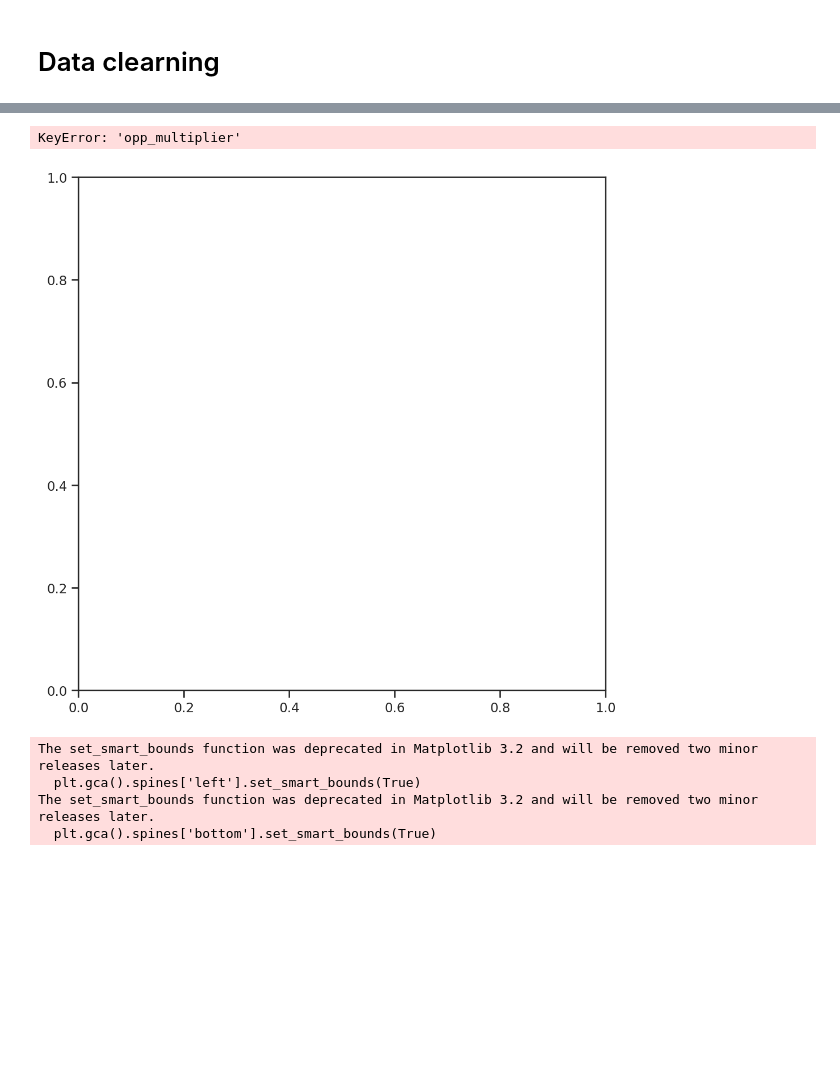
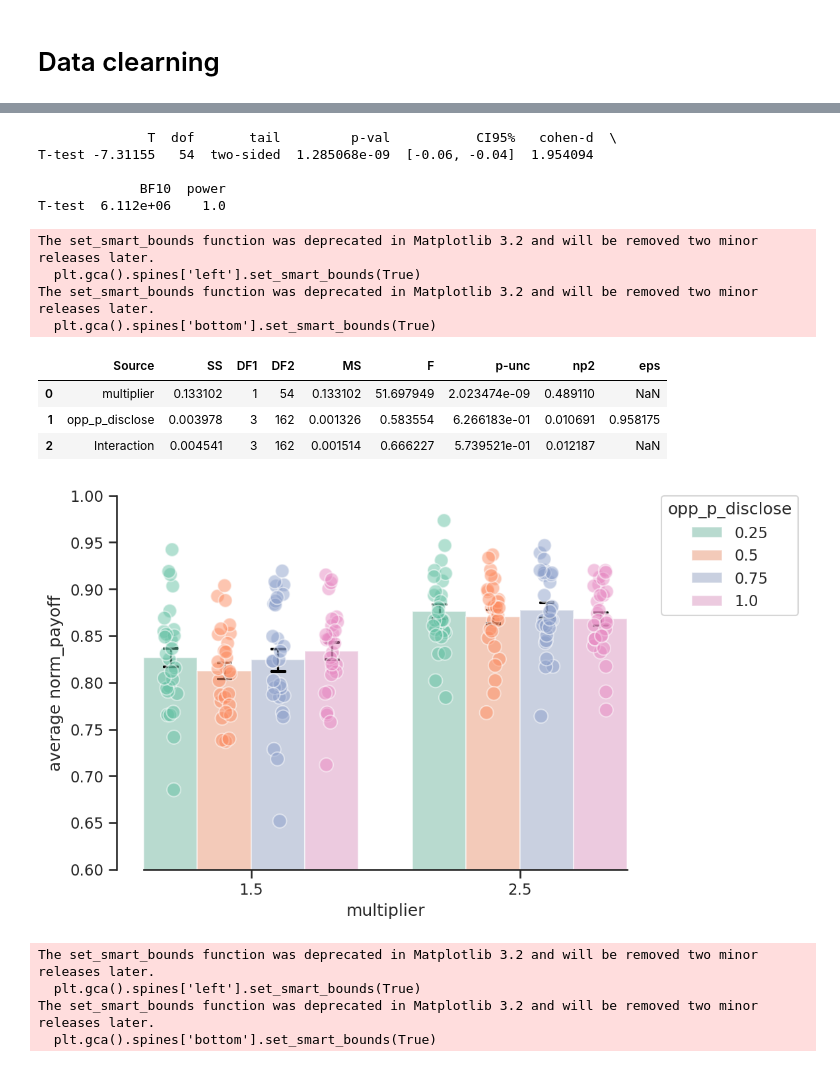
Before and after one commit to bsgarcia/CovidGoodGameAnalysis, a Jupyter notebook: analysis_single.ipynb, the cells around one changed output, grey strips where cells are left out. Saved outputs shown, nothing was run; the diff lists cells and outputs as text; code cells hidden in the pictures; blank space fills up the shorter version.

```diff
--- a/analysis_single.ipynb
+++ b/analysis_single.ipynb
@@ -112,6 +130,8 @@ for i, d in enumerate(dfs):
     dfs[i] = remove_bots(dfs[i].copy())
     dfs[i], count = remove_incomplete_sub(
         df=dfs[i].copy(), n=63 if i == 3 else 60)
+    dfs[i] = add_max_payoff(df=dfs[i].copy(), cost=2 if i == 2 else None, with_group=not i==3)
+    dfs[i] = add_norm_payoff(df=dfs[i].copy(), with_opp=i==3)
     print(f'Exp {i}', f'N={count}', f'filename={exp[i]}')
 
     # df['prolific_id']
@@ -174,47 +251,77 @@ Notes:
 # %%
-selected_exp = 0
+selected_exp = 3
 df = dfs[selected_exp]
 
-vd = 'contribution'
+vi = 'opp_p_disclose'
+vd = 'norm_payoff'
 
-fig, ax = plt.subplots(figsize=(8, 8))
+fig, ax = plt.subplots(figsize=(7, 5))
 
 df2 = df.groupby(['prolific_id', 'multiplier',
-                    'opp_multiplier'], as_index=False)[vd].mean()
+                    vi], as_index=False)[vd].mean()
 
-sns.set_palette("crest")
+sns.set_palette("Set2")
+
 sns.barplot(
     x='multiplier',
     y=vd,
-    hue='opp_multiplier', data=df2, ci=68,
+    hue=vi, data=df2, ci=68,
     edgecolor="white",
     errcolor="black",
     errwidth=1.5,
     capsize=0.05,
-    alpha=0.5, ax=ax)
+    alpha=0.5, ax=ax, zorder=1)
 
+# sns.pointplot()
 sns.stripplot(
     x='multiplier',
-     y=vd, hue='opp_multiplier', data=df2, dodge=True,
-              jitter=True, ax=ax, alpha=0.5, size=10, edgecolor='white', linewidth=1)
+     y=vd, hue=vi, data=df2, dodge=True,
+              jitter=True, ax=ax, alpha=0.5, size=10, edgecolor='white', linewidth=1, zorder=5)
+
+sns.barplot(
+   x='multiplier',
+   y=vd,
+   hue=vi, data=df2, ci=68,
+   edgecolor="white",
+   errcolor="black",
+   errwidth=1.5,
+   capsize=0.05,
+   alpha=0., zorder=10)
+#
+
 
 handles, labels = ax.get_legend_handles_labels()
-ax.legend(handles[2:], labels[2:], title='opp_multiplier',
+ax.legend(handles[4:], labels[8:], title=vi,
           bbox_to_anchor=(1, 1.02), loc='upper left')
 sns.despine(right=True, top=True)
 
 plt.ylabel(f'average {vd}')
 
 plt.gca().spines['left'].set_smart_bounds(True)
 plt.gca().spines['bottom'].set_smart_bounds(True)
 
 df3 = df.groupby(['prolific_id', 'multiplier'], as_index=False)[vd].mean()
 
-pg.ttest(x=df3[df3['multiplier'] == 1.5][vd],
+r = pg.ttest(x=df3[df3['multiplier'] == 1.5][vd],
          y=df3[df3['multiplier'] == 2.5][vd])
+plt.ylim(.6, 1)
+print(r)
+pg.mixed_anova(data=df2, dv=vd, between="multiplier", within=vi, subject='prolific_id')
 # %% [output]
-KeyError: 'opp_multiplier'
+              T  dof       tail         p-val           CI95%   cohen-d  \
+T-test -7.31155   54  two-sided  1.285068e-09  [-0.06, -0.04]  1.954094
+
+             BF10  power
+T-test  6.112e+06    1.0
+The set_smart_bounds function was deprecated in Matplotlib 3.2 and will be removed two minor releases later.
+  plt.gca().spines['left'].set_smart_bounds(True)
+The set_smart_bounds function was deprecated in Matplotlib 3.2 and will be removed two minor releases later.
+  plt.gca().spines['bottom'].set_smart_bounds(True)
+|  | Source | SS | DF1 | DF2 | MS | F | p-unc | np2 | eps |
+| 0 | multiplier | 0.133102 | 1 | 54 | 0.133102 | 51.697949 | 2.023474e-09 | 0.489110 | NaN |
+| 1 | opp_p_disclose | 0.003978 | 3 | 162 | 0.001326 | 0.583554 | 6.266183e-01 | 0.010691 | 0.958175 |
+| 2 | Interaction | 0.004541 | 3 | 162 | 0.001514 | 0.666227 | 5.739521e-01 | 0.012187 | NaN |
-[figure, old version]
+[figure, new version]
 # %%
 fig, ax = plt.subplots(figsize=(8, 8))
 df2 = df.groupby(['prolific_id', 'opp_p_disclose', 'multiplier'], as_index=False)['disclose'].mean()
```
Also changed, not shown: parts of 9 cells of this notebook.
